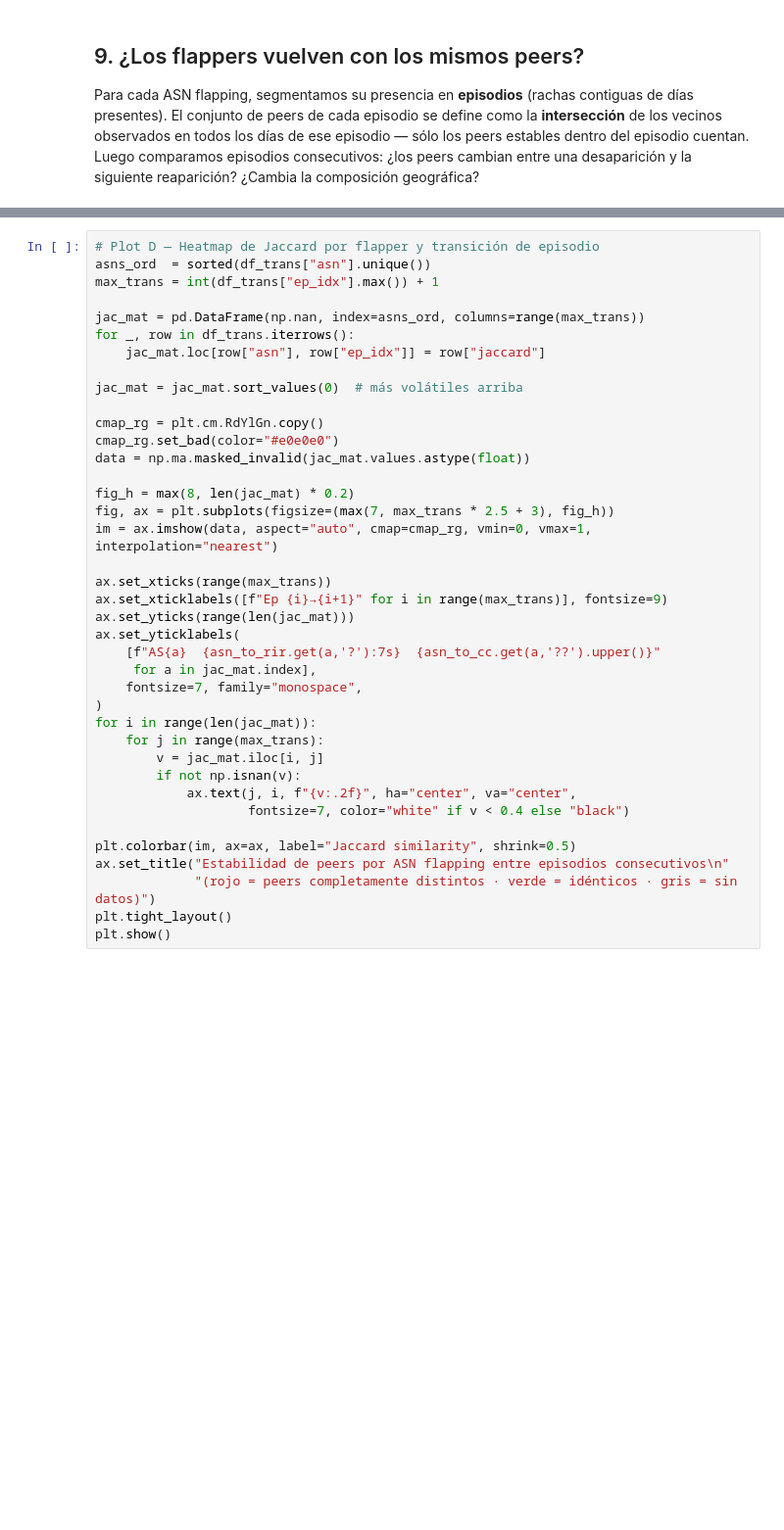
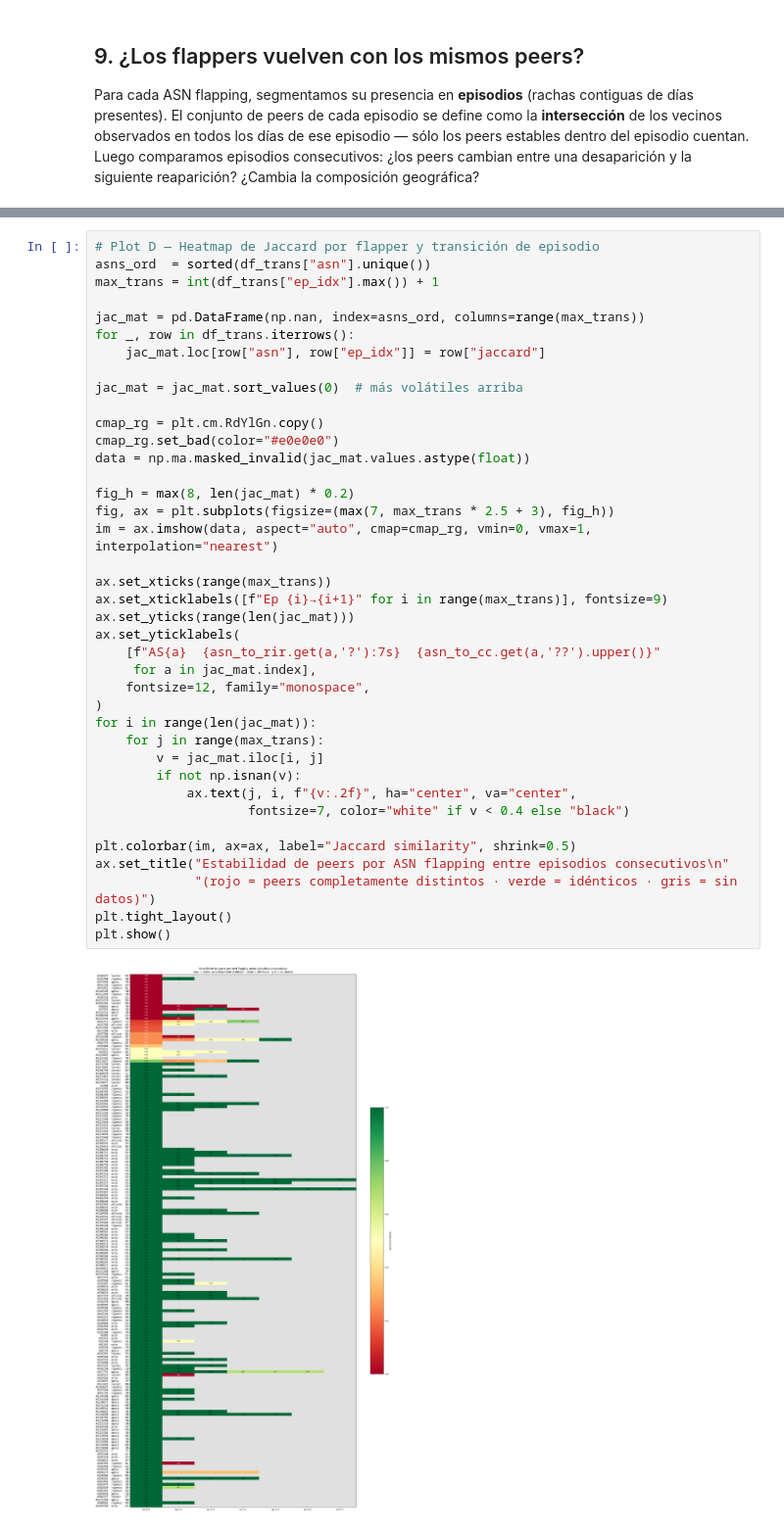
Before and after one commit to carlos-cagnazzo/internet-topology-ris, a Jupyter notebook: eda/eda-asn-presence.ipynb, the cells around one changed output, grey strips where cells are left out. Shown at 98% size. Saved outputs shown, nothing was run; the diff lists cells and outputs as text; blank space fills up the shorter version.

```diff
--- a/eda/eda-asn-presence.ipynb
+++ b/eda/eda-asn-presence.ipynb
@@ -877,31 +924,33 @@ for _, row in df_trans.iterrows():
 
 jac_mat = jac_mat.sort_values(0)  # más volátiles arriba
 
 cmap_rg = plt.cm.RdYlGn.copy()
 cmap_rg.set_bad(color="#e0e0e0")
 data = np.ma.masked_invalid(jac_mat.values.astype(float))
 
 fig_h = max(8, len(jac_mat) * 0.2)
 fig, ax = plt.subplots(figsize=(max(7, max_trans * 2.5 + 3), fig_h))
 im = ax.imshow(data, aspect="auto", cmap=cmap_rg, vmin=0, vmax=1, interpolation="nearest")
 
 ax.set_xticks(range(max_trans))
 ax.set_xticklabels([f"Ep {i}→{i+1}" for i in range(max_trans)], fontsize=9)
 ax.set_yticks(range(len(jac_mat)))
 ax.set_yticklabels(
     [f"AS{a}  {asn_to_rir.get(a,'?'):7s}  {asn_to_cc.get(a,'??').upper()}"
      for a in jac_mat.index],
-    fontsize=7, family="monospace",
+    fontsize=12, family="monospace",
 )
 for i in range(len(jac_mat)):
     for j in range(max_trans):
         v = jac_mat.iloc[i, j]
         if not np.isnan(v):
             ax.text(j, i, f"{v:.2f}", ha="center", va="center",
                     fontsize=7, color="white" if v < 0.4 else "black")
 
 plt.colorbar(im, ax=ax, label="Jaccard similarity", shrink=0.5)
 ax.set_title("Estabilidad de peers por ASN flapping entre episodios consecutivos\n"
              "(rojo = peers completamente distintos · verde = idénticos · gris = sin datos)")
 plt.tight_layout()
 plt.show()
+# %% [output]
+[figure, added]
```
Also changed, not shown: parts of 14 cells of this notebook, 1 other file.
